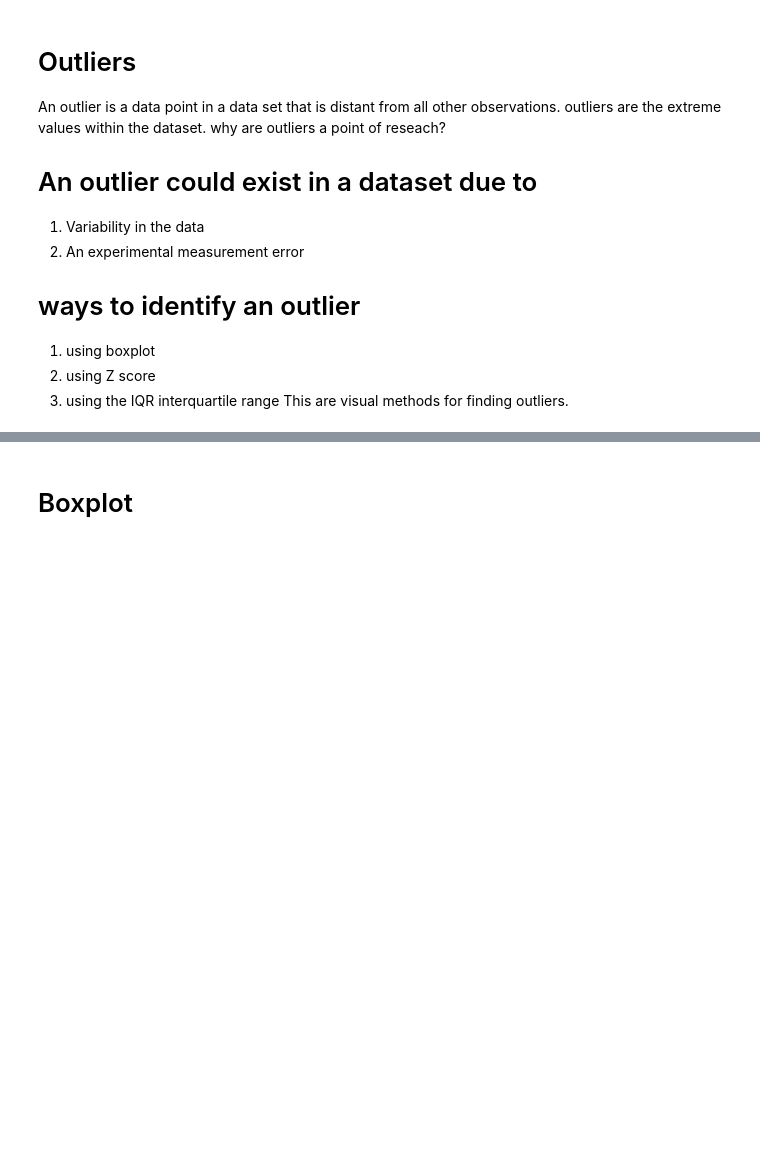
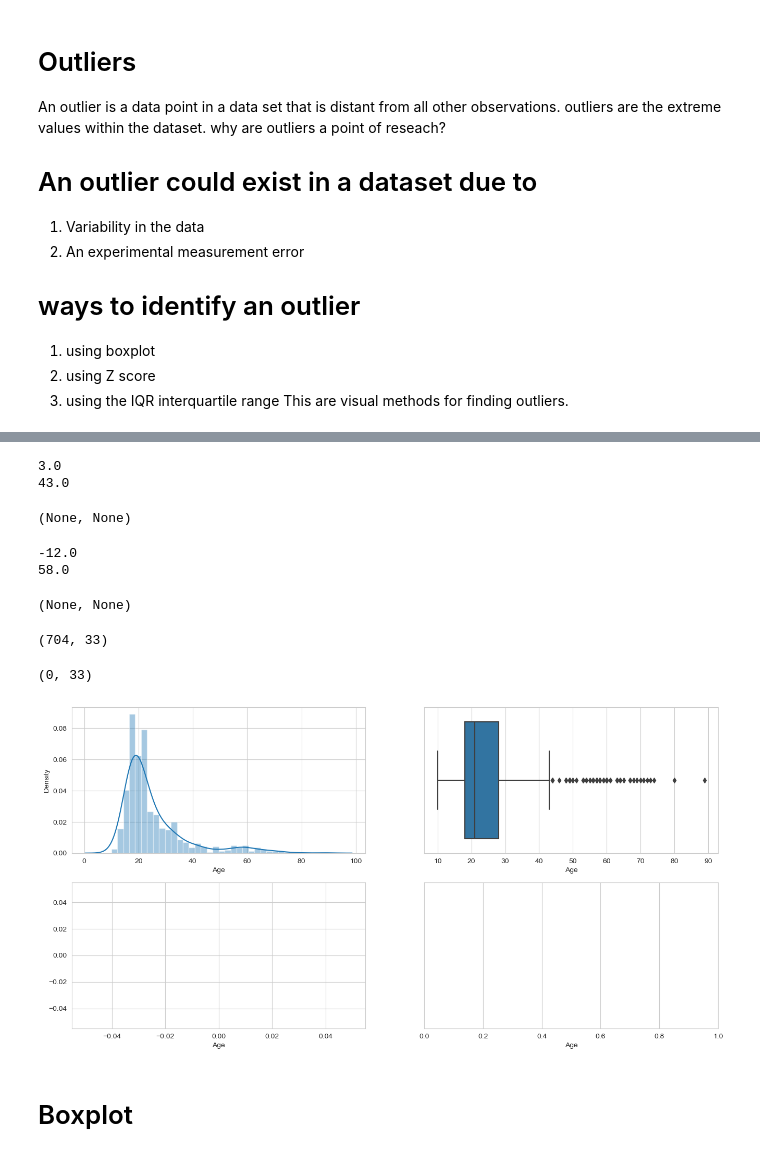
Before and after one commit to FranklinBosire/Music-And-Therapy-Survey, a Jupyter notebook: Music And Therapy Survey.ipynb, the cells around one changed output, grey strips where cells are left out. Saved outputs shown, nothing was run; the diff lists cells and outputs as text; code cells hidden in the pictures; blank space fills up the shorter version.

```diff
--- a/Music And Therapy Survey.ipynb
+++ b/Music And Therapy Survey.ipynb
@@ -440,0 +513,48 @@ sns.boxplot(dat['Age'])
+# %%
+#### Lets compute the Interquantile range to calculate the boundaries
+IQR=dat.Age.quantile(0.75)-dat.Age.quantile(0.25)
+# %%
+#### Lets compute the Interquantile range to calculate the boundaries
+lower_bridge=dat['Age'].quantile(0.25)-(IQR*1.5)
+upper_bridge=dat['Age'].quantile(0.75)+(IQR*1.5)
+print(lower_bridge), print(upper_bridge)
+# %% [output]
+3.0
+43.0
+(None, None)
+# %%
+#### Extreme outliers
+lower_bridge=dat['Age'].quantile(0.25)-(IQR*3)
+upper_bridge=dat['Age'].quantile(0.75)+(IQR*3)
+print(lower_bridge), print(upper_bridge)
+# %% [output]
+-12.0
+58.0
+(None, None)
+# %%
+#Trimming outliers
+
+new_dat = dat[dat['Age'] < upper_bridge]
+new_dat.shape
+# %% [output]
+(704, 33)
+# %%
+#Trimming outliers
+
+new_dat = dat[dat['Age'] < lower_bridge]
+new_dat.shape
+# %% [output]
+(0, 33)
+# %%
+plt.figure(figsize=(16,8))
+plt.subplot(2,2,1)
+sns.distplot(dat['Age'])
+plt.subplot(2,2,2)
+sns.boxplot(dat['Age'])
+plt.subplot(2,2,3)
+sns.distplot(new_dat['Age'])
+plt.subplot(2,2,4)
+sns.boxplot(new_dat['Age'])
+plt.show()
+# %% [output]
+[figure, added]
```
Also changed, not shown: parts of 38 cells of this notebook.
